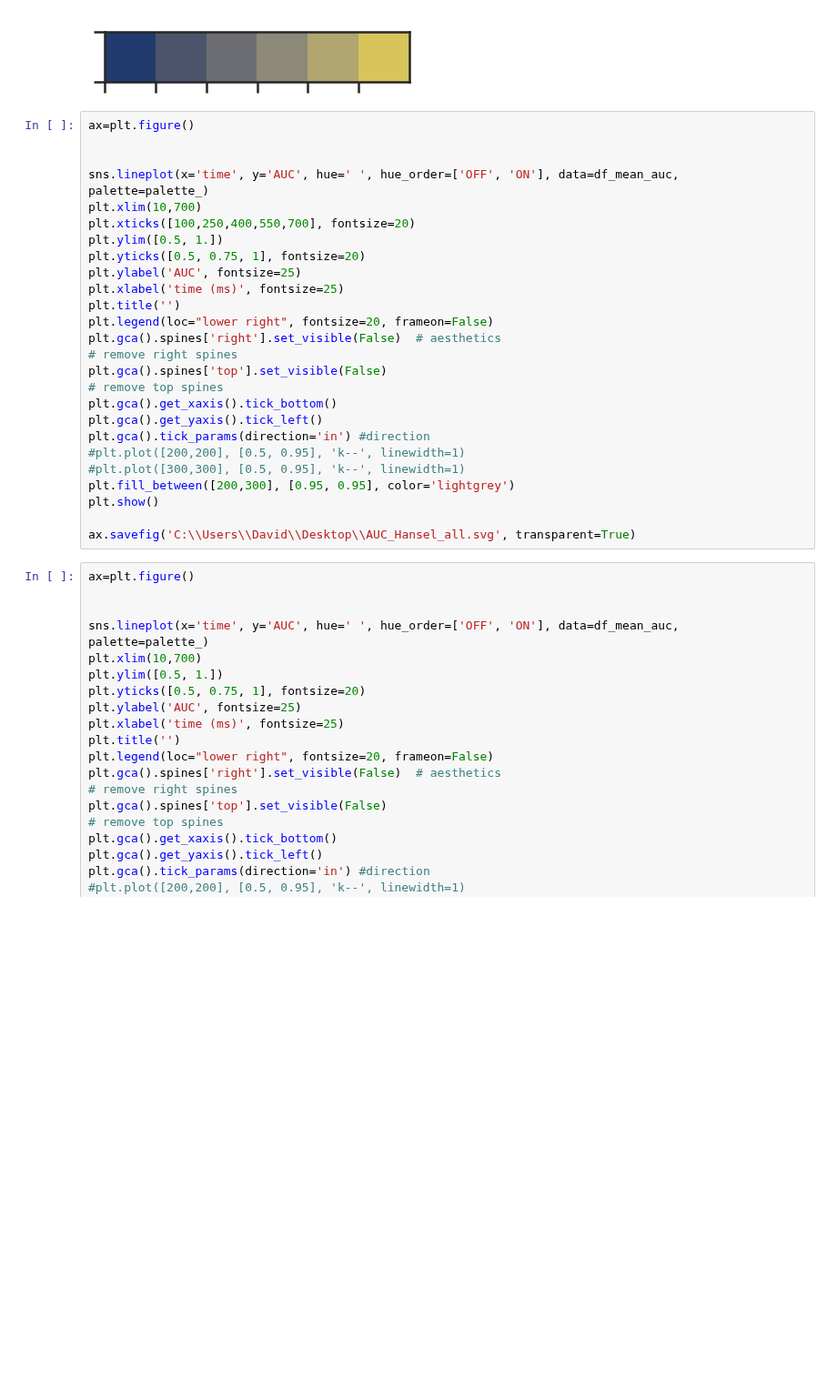
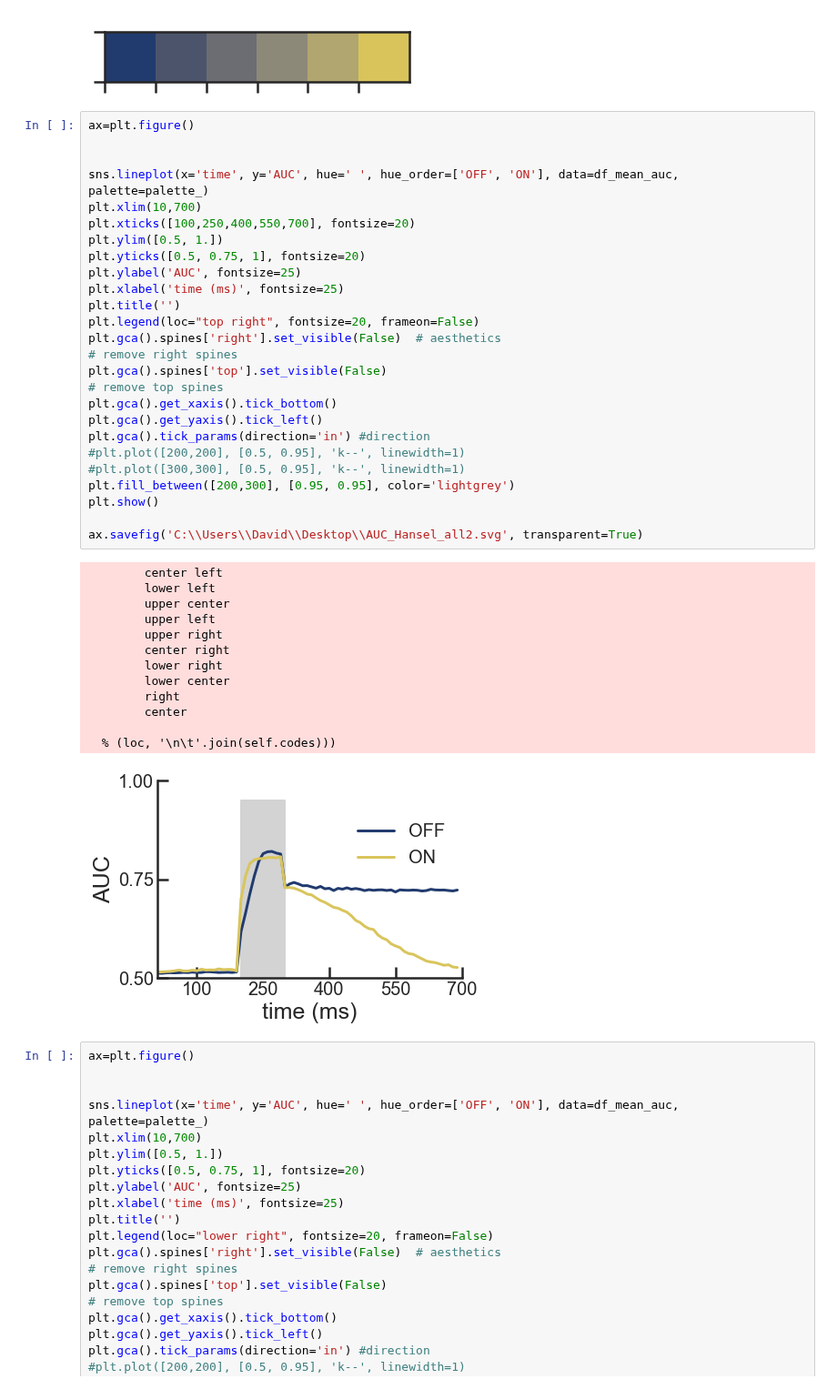
Before and after one commit to davidbestue/distractor_neurons, a Jupyter notebook: Christos_first_second/brian_simulations/AUC_time.ipynb, the cells around one changed output. Shown at 91% size. Cells and saved outputs as stored; diff of their text form; blank space fills up the shorter version.

```diff
--- a/Christos_first_second/brian_simulations/AUC_time.ipynb
+++ b/Christos_first_second/brian_simulations/AUC_time.ipynb
@@ -214,27 +214,41 @@ palette_ = [pal_.as_hex()[0], pal_.as_hex()[-1]]
 # %%
 ax=plt.figure()
 
 
 sns.lineplot(x='time', y='AUC', hue=' ', hue_order=['OFF', 'ON'], data=df_mean_auc, palette=palette_)
 plt.xlim(10,700)
 plt.xticks([100,250,400,550,700], fontsize=20)
 plt.ylim([0.5, 1.])
 plt.yticks([0.5, 0.75, 1], fontsize=20)
 plt.ylabel('AUC', fontsize=25)
 plt.xlabel('time (ms)', fontsize=25)
 plt.title('')
-plt.legend(loc="lower right", fontsize=20, frameon=False)
+plt.legend(loc="top right", fontsize=20, frameon=False)
 plt.gca().spines['right'].set_visible(False)  # aesthetics                                                                              # remove right spines
 plt.gca().spines['top'].set_visible(False)                                                                                  # remove top spines
 plt.gca().get_xaxis().tick_bottom()
 plt.gca().get_yaxis().tick_left()
 plt.gca().tick_params(direction='in') #direction
 #plt.plot([200,200], [0.5, 0.95], 'k--', linewidth=1)
 #plt.plot([300,300], [0.5, 0.95], 'k--', linewidth=1)
 plt.fill_between([200,300], [0.95, 0.95], color='lightgrey')
 plt.show()
 
-ax.savefig('C:\\Users\\David\\Desktop\\AUC_Hansel_all.svg', transparent=True)
+ax.savefig('C:\\Users\\David\\Desktop\\AUC_Hansel_all2.svg', transparent=True)
+# %% [output]
+        center left
+        lower left
+        upper center
+        upper left
+        upper right
+        center right
+        lower right
+        lower center
+        right
+        center
+
+  % (loc, '\n\t'.join(self.codes)))
+[figure, added]
 # %%
 ax=plt.figure()
 
```
Also changed, not shown: parts of 1 cell of this notebook.
